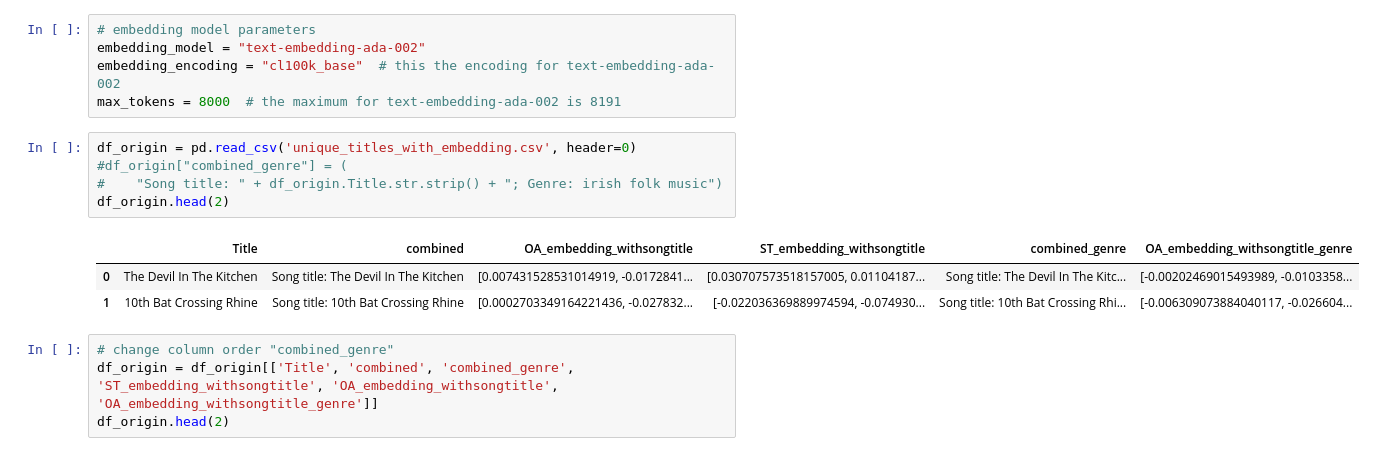
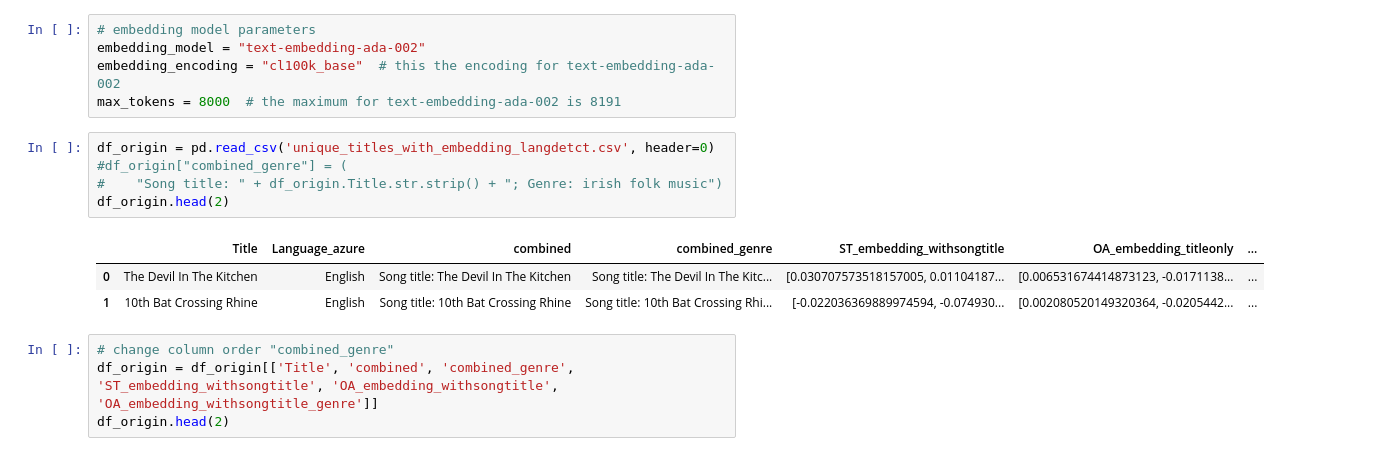
Before and after one commit to clayryu/title_representation, a Jupyter notebook: notebooks/openai_ttl_emb.ipynb, the cells around one changed output. Saved outputs shown, nothing was run; the diff lists cells and outputs as text.

```diff
--- a/notebooks/openai_ttl_emb.ipynb
+++ b/notebooks/openai_ttl_emb.ipynb
@@ -79,14 +79,14 @@ embedding_model = "text-embedding-ada-002"
 embedding_encoding = "cl100k_base"  # this the encoding for text-embedding-ada-002
 max_tokens = 8000  # the maximum for text-embedding-ada-002 is 8191
 # %%
-df_origin = pd.read_csv('unique_titles_with_embedding.csv', header=0)
+df_origin = pd.read_csv('unique_titles_with_embedding_langdetct.csv', header=0)
 #df_origin["combined_genre"] = (
 #    "Song title: " + df_origin.Title.str.strip() + "; Genre: irish folk music")
 df_origin.head(2)
 # %% [output]
-|  | Title | combined | OA_embedding_withsongtitle | ST_embedding_withsongtitle | combined_genre | OA_embedding_withsongtitle_genre |
-| 0 | The Devil In The Kitchen | Song title: The Devil In The Kitchen | [0.007431528531014919, -0.0172841... | [0.030707573518157005, 0.01104187... | Song title: The Devil In The Kitc... | [-0.00202469015493989, -0.0103358... |
-| 1 | 10th Bat Crossing Rhine | Song title: 10th Bat Crossing Rhine | [0.0002703349164221436, -0.027832... | [-0.022036369889974594, -0.074930... | Song title: 10th Bat Crossing Rhi... | [-0.006309073884040117, -0.026604... |
+|  | Title | Language_azure | combined | combined_genre | ST_embedding_withsongtitle | OA_embedding_titleonly | ... |
+| 0 | The Devil In The Kitchen | English | Song title: The Devil In The Kitchen | Song title: The Devil In The Kitc... | [0.030707573518157005, 0.01104187... | [0.006531674414873123, -0.0171138... | ... |
+| 1 | 10th Bat Crossing Rhine | English | Song title: 10th Bat Crossing Rhine | Song title: 10th Bat Crossing Rhi... | [-0.022036369889974594, -0.074930... | [0.002080520149320364, -0.0205442... | ... |
 # %%
 # change column order "combined_genre"
 df_origin = df_origin[['Title', 'combined', 'combined_genre', 'ST_embedding_withsongtitle', 'OA_embedding_withsongtitle', 'OA_embedding_withsongtitle_genre']]
```
